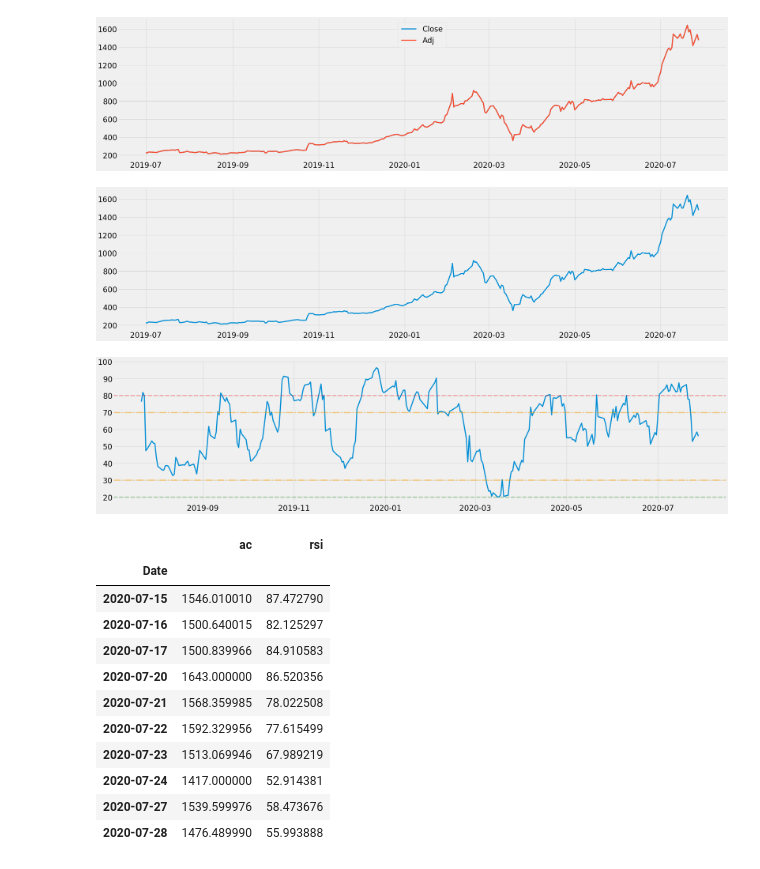
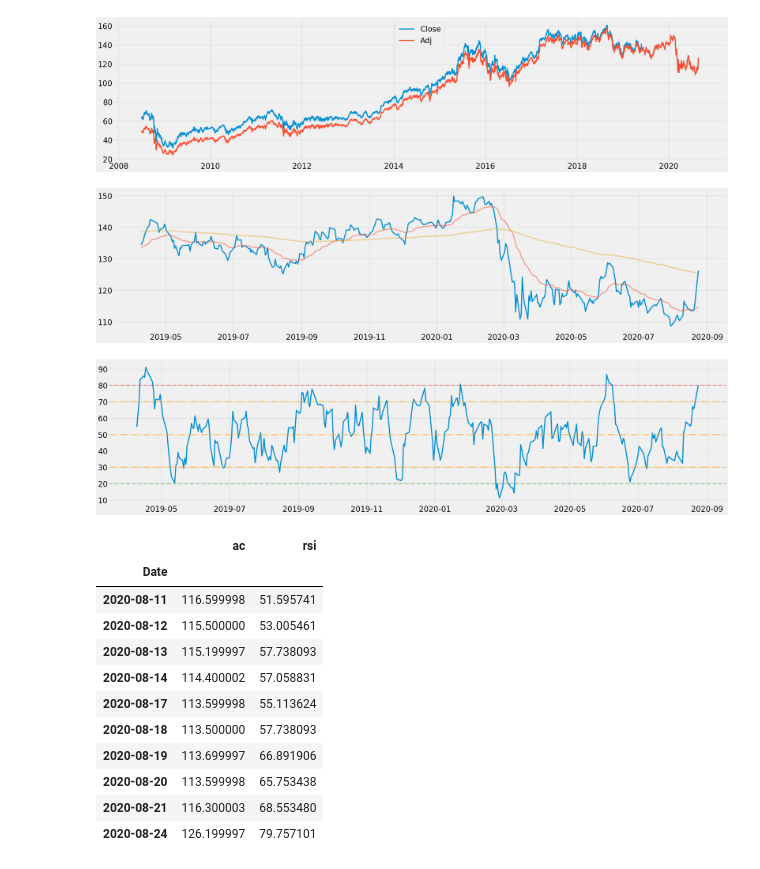
Before and after one commit to iron59zug/YFapi, a Jupyter notebook: plot_RSI.ipynb, the cells around one changed output. Drawn from its saved outputs; the diff is of its cells as text; code cells hidden in the pictures.

```diff
--- a/plot_RSI.ipynb
+++ b/plot_RSI.ipynb
@@ -14,11 +14,12 @@ import pandas_datareader as pdr
 import matplotlib.pyplot as plt
 
 #data
-stox='TSLA'
-sdate='2019-06-30'
+stox='ackb.BR'
+sdate='2008-06-30'
 
 #calculation
-days=14
+days=14 #RSI
+STs=28; LTs=250 #EMA
 
 #layout
 fs=28; #font size
@@ -30,61 +31,73 @@ plt.style.use('fivethirtyeight')
 # %%
 # data prep
 df = pdr.DataReader(stox, data_source='yahoo',start=sdate)
-df.rename(columns={'Close':'close', 'Adj Close':'ac'}, inplace=True)
+df.rename(columns={'Close':'c', 'Adj Close':'ac'}, inplace=True)
 #df.shape
+SEMA = df.ac.ewm(span=STs, adjust=False).mean()
+LEMA = df.ac.ewm(span=LTs, adjust=False).mean()
+df['sema'] = SEMA; df['lema'] = LEMA
+
 plt.figure(figsize=(fsx, fsy))
-plt.plot(df['close'], label='Close')
+plt.plot(df['c'], label='Close')
 plt.plot(df['ac'], label='Adj')
+
 #ax.set_xticklabels(x_ticks, rotation=0, fontsize=fs)
 #plt.xlabel('date', fontsize=fs); plt.ylabel('€')
 plt.legend(loc='upper center', fontsize=fs); plt.show()
 #df.tail(5)
 # %% [output]
-[figure, old version]
+[figure, new version]
 # %%
 # RSI calc
 pd1 = df['ac'].diff(1).dropna()
 #pd1
 gain = pd1.copy(); loss = pd1.copy()
 gain[gain<0] = 0; loss[loss>0] = 0
 avgg = gain.rolling(window=days).mean()
 avgl = abs(loss.rolling(window=days).mean())
 rs = avgg/avgl; rsi = 100.00 - (100.00 / (1.00 + rs))
+
 #plt.figure(figsize=(fsx, fsy))
 #rsi.plot(); plt.show()
 ndf = pd.DataFrame()
 ndf['ac'] = df['ac']; ndf['rsi'] = rsi
 ndf.dropna()
+ndf = ndf[-350:]
+SEMA = SEMA[-350:]
+LEMA = LEMA[-350:]
 plt.figure(figsize=(fsx, fsy))
 plt.plot(ndf.index, ndf['ac'])
+plt.plot(SEMA, label='SEMA', alpha=0.5)
+plt.plot(LEMA, label='LEMA', alpha=0.5)
 #plt.scatter
 """
-plt.scatter(ct.index, ct['Bprice'], color='green', label='B', marker='^', s=99)
-plt.scatter(ct.index, ct['Sprice'], color='red', label='S', marker='v', s=300)
+plt.scatter(ct.index, ct['buy'], color='green', label='buy', marker='^', s=300)
+plt.scatter(ct.index, ct['sell'], color='red', label='sell', marker='v', s=300)
 """
 plt.show()
 plt.figure(figsize=(fsx, fsy))
 plt.plot(ndf.index, ndf['rsi'])
 plt.axhline(80, linestyle='dashed', alpha=0.3, color='red')
 plt.axhline(70, linestyle='dashdot', alpha=0.5, color='orange')
+plt.axhline(50, linestyle='dashdot', alpha=0.5, color='orange')
 plt.axhline(30, linestyle='dashdot', alpha=0.5, color='orange')
 plt.axhline(20, linestyle='dashed', alpha=0.3, color='green')
 plt.show()
 # %% [output]
-[figure, old version]
+[figure, new version]
-[figure, old version]
+[figure, new version]
 # %%
 ndf[-10:]
 # %% [output]
 |  | ac | rsi |
 | Date |  |  |
-| 2020-07-15 | 1546.010010 | 87.472790 |
-| 2020-07-16 | 1500.640015 | 82.125297 |
-| 2020-07-17 | 1500.839966 | 84.910583 |
-| 2020-07-20 | 1643.000000 | 86.520356 |
-| 2020-07-21 | 1568.359985 | 78.022508 |
-| 2020-07-22 | 1592.329956 | 77.615499 |
-| 2020-07-23 | 1513.069946 | 67.989219 |
-| 2020-07-24 | 1417.000000 | 52.914381 |
-| 2020-07-27 | 1539.599976 | 58.473676 |
-| 2020-07-28 | 1476.489990 | 55.993888 |
+| 2020-08-11 | 116.599998 | 51.595741 |
+| 2020-08-12 | 115.500000 | 53.005461 |
+| 2020-08-13 | 115.199997 | 57.738093 |
+| 2020-08-14 | 114.400002 | 57.058831 |
+| 2020-08-17 | 113.599998 | 55.113624 |
+| 2020-08-18 | 113.500000 | 57.738093 |
+| 2020-08-19 | 113.699997 | 66.891906 |
+| 2020-08-20 | 113.599998 | 65.753438 |
+| 2020-08-21 | 116.300003 | 68.553480 |
+| 2020-08-24 | 126.199997 | 79.757101 |
```
Also changed, not shown: parts of 1 cell of this notebook.
